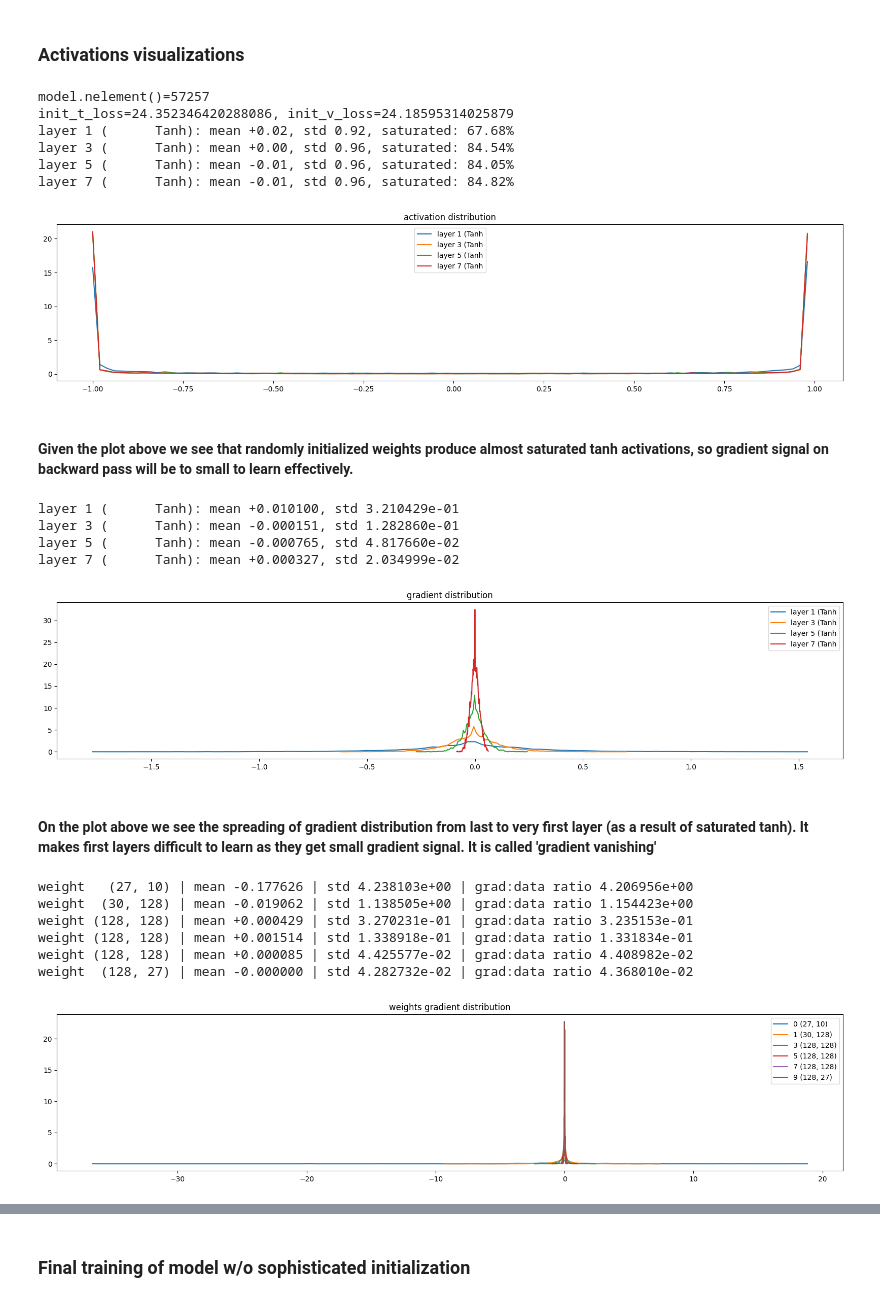
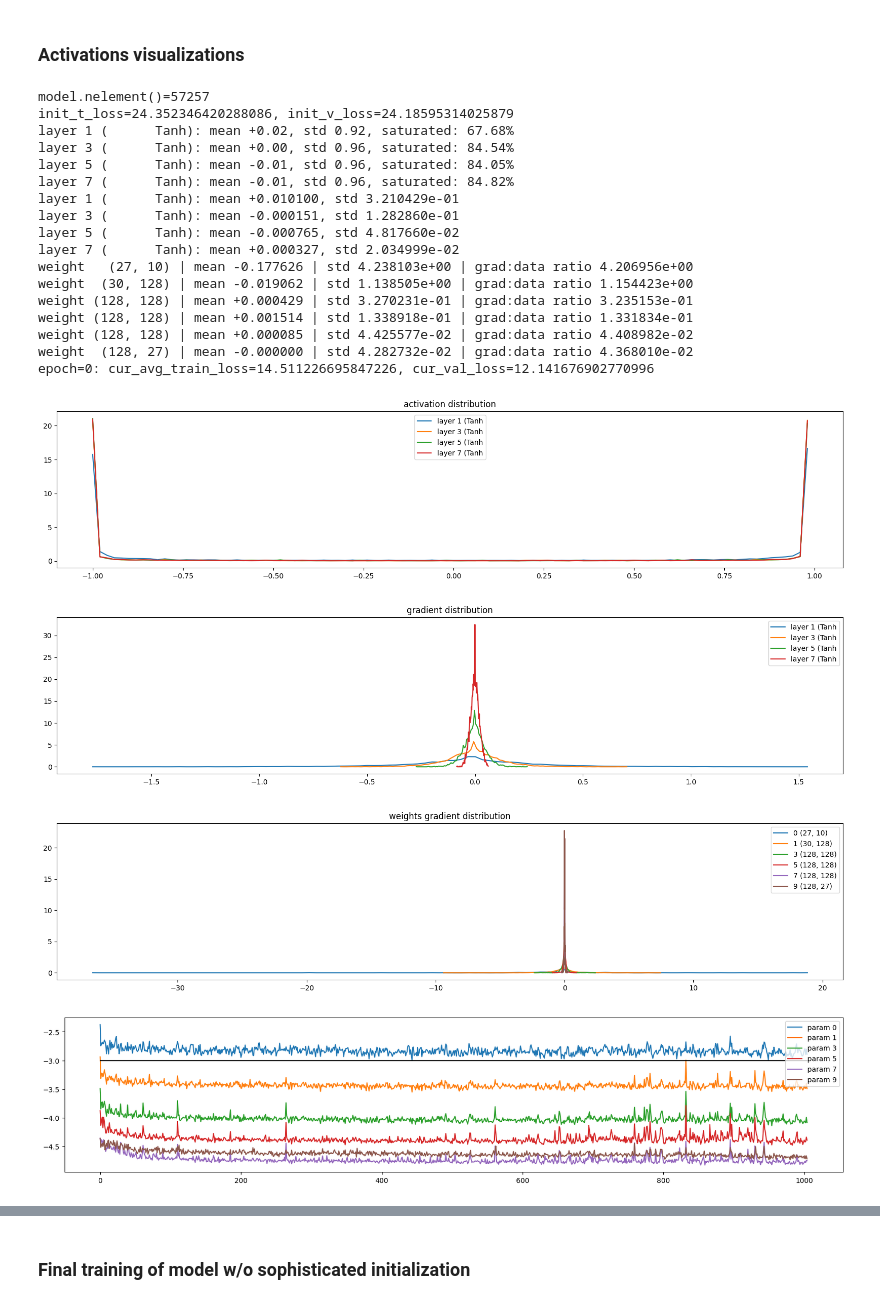
Before and after one commit to ReemBer/makemore-tutorial, a Jupyter notebook: MLP, Activations and gradient visualizations, Sophisticated initializations.ipynb, the cells around one changed output, grey strips where cells are left out. Saved outputs shown, nothing was run; the diff lists cells and outputs as text; code cells hidden in the pictures.

```diff
--- a/MLP, Activations and gradient visualizations, Sophisticated initializations.ipynb
+++ b/MLP, Activations and gradient visualizations, Sophisticated initializations.ipynb
@@ -423,9 +438,8 @@ class MultiLayerPerceptron:
 # %% [markdown]
 ### Activations visualizations
 # %%
-# visualize histograms
 def plot_forward_activations(model, layer_type=None):
-    plt.figure(figsize=(20, 4)) # width and height of the plot
+    plt.figure(figsize=(20, 4))
     legends = []
     for i, layer in enumerate(model.layers):
         if isinstance(layer, layer_type):
@@ -455,7 +469,7 @@ def plot_backward_gradients(model, layer_type=None):
     plt.title('gradient distribution')
 
 
-def visualize_weights_gradients(model):
+def plot_weights_gradients(model):
     plt.figure(figsize=(20, 4))
     legends = []
     for i,p in enumerate(model.parameters()):
@@ -469,7 +483,7 @@ def visualize_weights_gradients(model):
     plt.title('weights gradient distribution');
 
 
-def visualize_gradient_to_weight_ratio(optimizer):
+def plot_gradient_to_weight_ratio(optimizer):
     plt.figure(figsize=(20, 4))
     legends = []
     ud = optimizer.update_data_ratio
@@ -479,50 +493,46 @@ def visualize_gradient_to_weight_ratio(optimizer):
             legends.append('param %d' % i)
     plt.plot([0, len(ud)], [-3, -3], 'k') # these ratios should be ~1e-3, indicate on plot
     plt.legend(legends);
+
+def plot_initialization_statistics(model, optimizer, train_ds, val_ds, device='cpu'):
+    init_t_loss = F.cross_entropy(model(train_ds.X.to(device)), train_ds.y.to(device)).item()
+    init_v_loss = F.cross_entropy(model(val_ds.X.to(device)), val_ds. y.to(device)).item()
+    print(f"{init_t_loss=}, {init_v_loss=}")
+    plot_forward_activations(model, layer_type=Tanh)
+    mb_X, mb_y = train_ds.get_mini_batch(64, device)
+    train_step(model, mb_X, mb_y, optimizer)
+    plot_backward_gradients(model, Tanh)
+    plot_weights_gradients(model)
+    t_loss, v_loss = train(model, train_ds, val_ds, epoches=1, batch_size=182, optimizer=optimizer)
+    plot_gradient_to_weight_ratio(optimizer)
 # %%
 g = torch.Generator(device=device).manual_seed(7877)
-
-train_ds = TensorDataset(train_X, train_y)
-val_ds   = TensorDataset(val_X, val_y, device)
 
 model = MultiLayerPerceptron(vocab_size, block_size, n_emb=10, n_hidden=128, device=device, gen=g)
 lr_provider = ConstatntLr(1e-3)
 optimizer   = SgdOptimizer(model.parameters(), lr_provider)
 print(f"{model.nelement()=}")
 
-init_t_loss = F.cross_entropy(model(train_X.to(device)), train_y.to(device)).item()
-init_v_loss = F.cross_entropy(model(val_X.to(device)), val_y.to(device)).item()
-print(f"{init_t_loss=}, {init_v_loss=}")
-plot_forward_activations(model, layer_type=Tanh)
+plot_initialization_statistics(model, optimizer, train_ds, val_ds, device=device)
 # %% [output]
 model.nelement()=57257
 init_t_loss=24.352346420288086, init_v_loss=24.18595314025879
 layer 1 (      Tanh): mean +0.02, std 0.92, saturated: 67.68%
 layer 3 (      Tanh): mean +0.00, std 0.96, saturated: 84.54%
 layer 5 (      Tanh): mean -0.01, std 0.96, saturated: 84.05%
 layer 7 (      Tanh): mean -0.01, std 0.96, saturated: 84.82%
+layer 1 (      Tanh): mean +0.010100, std 3.210429e-01
+layer 3 (      Tanh): mean -0.000151, std 1.282860e-01
+layer 5 (      Tanh): mean -0.000765, std 4.817660e-02
+layer 7 (      Tanh): mean +0.000327, std 2.034999e-02
+weight   (27, 10) | mean -0.177626 | std 4.238103e+00 | grad:data ratio 4.206956e+00
+weight  (30, 128) | mean -0.019062 | std 1.138505e+00 | grad:data ratio 1.154423e+00
+weight (128, 128) | mean +0.000429 | std 3.270231e-01 | grad:data ratio 3.235153e-01
+weight (128, 128) | mean +0.001514 | std 1.338918e-01 | grad:data ratio 1.331834e-01
+weight (128, 128) | mean +0.000085 | std 4.425577e-02 | grad:data ratio 4.408982e-02
+weight  (128, 27) | mean -0.000000 | std 4.282732e-02 | grad:data ratio 4.368010e-02
+epoch=0: cur_avg_train_loss=14.511226695847226, cur_val_loss=12.141676902770996
 [figure]
+[figure, added]
+[figure, added]
+[figure, added]
-# %% [markdown]
-#### Given the plot above we see that randomly initialized weights produce almost saturated tanh activations, so gradient signal on backward pass will be to small to learn effectively.
-# %%
-mb_X, mb_y = train_ds.get_mini_batch(64, device)
-train_step(model, mb_X, mb_y, optimizer)
-plot_backward_gradients(model, Tanh)
-# %% [output]
-layer 1 (      Tanh): mean +0.010100, std 3.210429e-01
-layer 3 (      Tanh): mean -0.000151, std 1.282860e-01
-layer 5 (      Tanh): mean -0.000765, std 4.817660e-02
-layer 7 (      Tanh): mean +0.000327, std 2.034999e-02
-[figure, removed]
-# %% [markdown]
-#### On the plot above we see the spreading of gradient distribution from last to very first layer (as a result of saturated tanh). It makes first layers difficult to learn as they get small gradient signal. It is called 'gradient vanishing'
-# %%
-visualize_weights_gradients(model)
-# %% [output]
-weight   (27, 10) | mean -0.177626 | std 4.238103e+00 | grad:data ratio 4.206956e+00
-weight  (30, 128) | mean -0.019062 | std 1.138505e+00 | grad:data ratio 1.154423e+00
-weight (128, 128) | mean +0.000429 | std 3.270231e-01 | grad:data ratio 3.235153e-01
-weight (128, 128) | mean +0.001514 | std 1.338918e-01 | grad:data ratio 1.331834e-01
-weight (128, 128) | mean +0.000085 | std 4.425577e-02 | grad:data ratio 4.408982e-02
-weight  (128, 27) | mean -0.000000 | std 4.282732e-02 | grad:data ratio 4.368010e-02
-[figure, removed]
```
Also changed, not shown: parts of 43 cells of this notebook.
